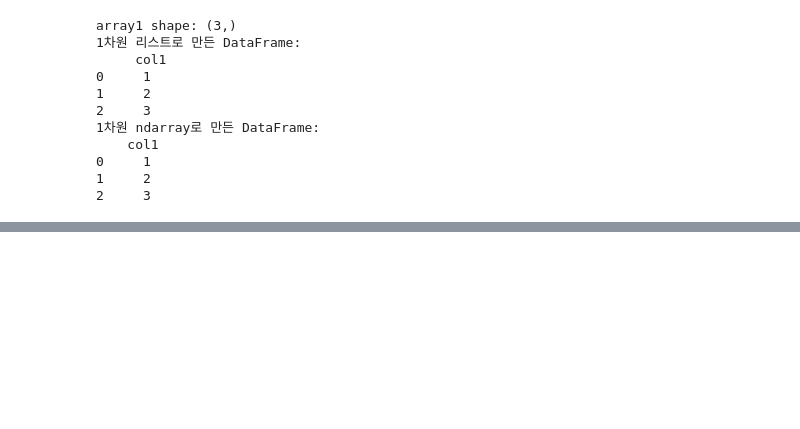
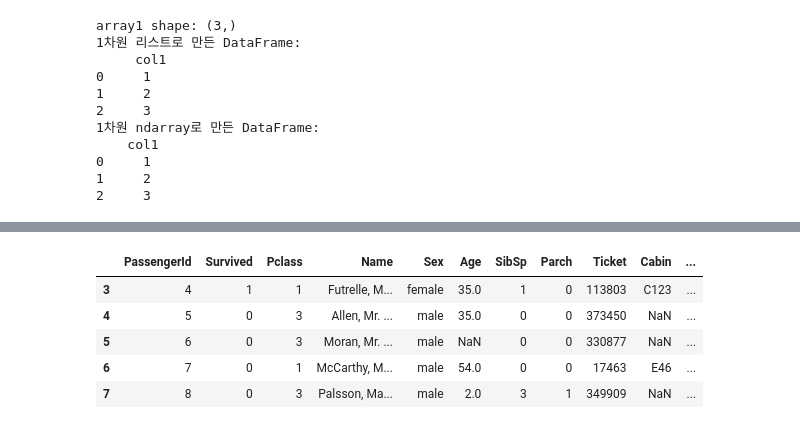
Before and after one commit to leedaehan-kev/ML-python, a Jupyter notebook: section1-python/section1-5-pandas.ipynb, the cells around one changed output, grey strips where cells are left out. Cells and saved outputs as stored; diff of their text form; code cells hidden in the pictures; blank space fills up the shorter version.

```diff
--- a/section1-python/section1-5-pandas.ipynb
+++ b/section1-python/section1-5-pandas.ipynb
@@ -329,0 +330,4 @@ df_dict.values.tolist() 타입: <class 'list'>
+# %%
+#새로운 칼럼을 생성할 때 매우 편하게 생성 가능
+titanic_df['Age_0']=0
+titanic_df.head(3)
@@ -329,0 +339,4 @@ df_dict.values.tolist() 타입: <class 'list'>
+# %%
+titanic_df['Age_by_10']=titanic_df['Age']*10
+titanic_df['Family_No']=titanic_df['SibSp']+titanic_df['Parch']+1
+titanic_df.head(3)
@@ -329,0 +348,3 @@ df_dict.values.tolist() 타입: <class 'list'>
+# %%
+titanic_df['Age_by_10'] = titanic_df['Age_by_10'] + 100
+titanic_df.head(3)
@@ -329,0 +381,10 @@ df_dict.values.tolist() 타입: <class 'list'>
+# %%
+pd.set_option('display.width', 1000)
+pd.set_option('display.max_colwidth', 15)
+print('#### before axis 0 drop ####')
+print(titanic_df.head(6))
+
+titanic_df.drop([0,1,2], axis=0, inplace=True)
+
+print('#### after axis 0 drop ####')
+print(titanic_df.head(3))
@@ -329,0 +405,10 @@ df_dict.values.tolist() 타입: <class 'list'>
+# %%
+titanic_df = titanic_df.drop('Fare', axis=1, inplace=False)
+titanic_df.head()
+# %% [output]
+|  | PassengerId | Survived | Pclass | Name | Sex | Age | SibSp | Parch | Ticket | Cabin | ... |
+| 3 | 4 | 1 | 1 | Futrelle, M... | female | 35.0 | 1 | 0 | 113803 | C123 | ... |
+| 4 | 5 | 0 | 3 | Allen, Mr. ... | male | 35.0 | 0 | 0 | 373450 | NaN | ... |
+| 5 | 6 | 0 | 3 | Moran, Mr. ... | male | NaN | 0 | 0 | 330877 | NaN | ... |
+| 6 | 7 | 0 | 1 | McCarthy, M... | male | 54.0 | 0 | 0 | 17463 | E46 | ... |
+| 7 | 8 | 0 | 3 | Palsson, Ma... | male | 2.0 | 3 | 1 | 349909 | NaN | ... |
```
Also changed, not shown: parts of 15 cells of this notebook.
